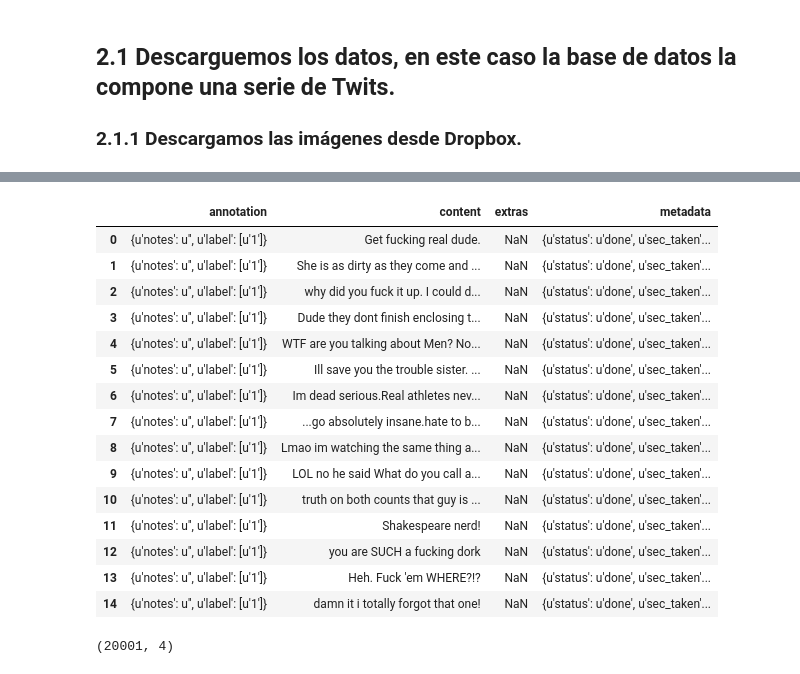
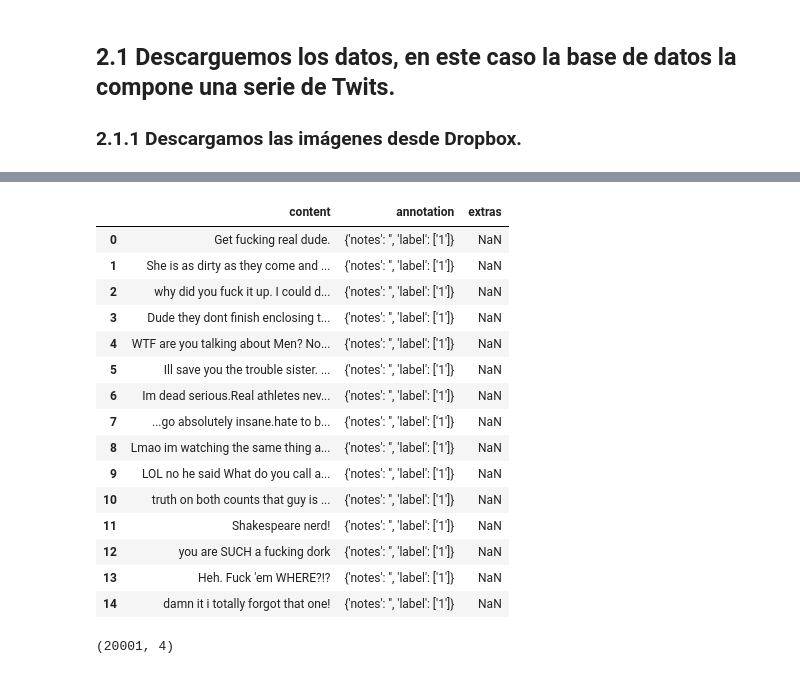
Before and after one commit to NarciH/reto-esumer, a Jupyter notebook: Solución/Solución reto Bootcamp.ipynb, the cells around one changed output, grey strips where cells are left out. Cells and saved outputs as stored; diff of their text form; code cells hidden in the pictures.

```diff
--- a/Solución/Solución reto Bootcamp.ipynb
+++ b/Solución/Solución reto Bootcamp.ipynb
@@ -144,23 +93,23 @@ os.listdir(os.getcwd())
 # %%
-data = pd.read_json('Dataset for Detection of Cyber-Trolls.json',lines = True)
+data = pd.read_json('../Datos/Dataset for Detection of Cyber-Trolls.json',lines = True)
 data.head(15)
 # %% [output]
-|  | annotation | content | extras | metadata |
-| 0 | {u'notes': u'', u'label': [u'1']} | Get fucking real dude. | NaN | {u'status': u'done', u'sec_taken'... |
-| 1 | {u'notes': u'', u'label': [u'1']} | She is as dirty as they come and ... | NaN | {u'status': u'done', u'sec_taken'... |
-| 2 | {u'notes': u'', u'label': [u'1']} | why did you fuck it up. I could d... | NaN | {u'status': u'done', u'sec_taken'... |
-| 3 | {u'notes': u'', u'label': [u'1']} | Dude they dont finish enclosing t... | NaN | {u'status': u'done', u'sec_taken'... |
-| 4 | {u'notes': u'', u'label': [u'1']} | WTF are you talking about Men? No... | NaN | {u'status': u'done', u'sec_taken'... |
-| 5 | {u'notes': u'', u'label': [u'1']} | Ill save you the trouble sister. ... | NaN | {u'status': u'done', u'sec_taken'... |
-| 6 | {u'notes': u'', u'label': [u'1']} | Im dead serious.Real athletes nev... | NaN | {u'status': u'done', u'sec_taken'... |
-| 7 | {u'notes': u'', u'label': [u'1']} | ...go absolutely insane.hate to b... | NaN | {u'status': u'done', u'sec_taken'... |
-| 8 | {u'notes': u'', u'label': [u'1']} | Lmao im watching the same thing a... | NaN | {u'status': u'done', u'sec_taken'... |
-| 9 | {u'notes': u'', u'label': [u'1']} | LOL no he said What do you call a... | NaN | {u'status': u'done', u'sec_taken'... |
-| 10 | {u'notes': u'', u'label': [u'1']} | truth on both counts that guy is ... | NaN | {u'status': u'done', u'sec_taken'... |
-| 11 | {u'notes': u'', u'label': [u'1']} | Shakespeare nerd! | NaN | {u'status': u'done', u'sec_taken'... |
-| 12 | {u'notes': u'', u'label': [u'1']} | you are SUCH a fucking dork | NaN | {u'status': u'done', u'sec_taken'... |
-| 13 | {u'notes': u'', u'label': [u'1']} | Heh. Fuck 'em WHERE?!? | NaN | {u'status': u'done', u'sec_taken'... |
-| 14 | {u'notes': u'', u'label': [u'1']} | damn it i totally forgot that one! | NaN | {u'status': u'done', u'sec_taken'... |
+|  | content | annotation | extras |
+| 0 | Get fucking real dude. | {'notes': '', 'label': ['1']} | NaN |
+| 1 | She is as dirty as they come and ... | {'notes': '', 'label': ['1']} | NaN |
+| 2 | why did you fuck it up. I could d... | {'notes': '', 'label': ['1']} | NaN |
+| 3 | Dude they dont finish enclosing t... | {'notes': '', 'label': ['1']} | NaN |
+| 4 | WTF are you talking about Men? No... | {'notes': '', 'label': ['1']} | NaN |
+| 5 | Ill save you the trouble sister. ... | {'notes': '', 'label': ['1']} | NaN |
+| 6 | Im dead serious.Real athletes nev... | {'notes': '', 'label': ['1']} | NaN |
+| 7 | ...go absolutely insane.hate to b... | {'notes': '', 'label': ['1']} | NaN |
+| 8 | Lmao im watching the same thing a... | {'notes': '', 'label': ['1']} | NaN |
+| 9 | LOL no he said What do you call a... | {'notes': '', 'label': ['1']} | NaN |
+| 10 | truth on both counts that guy is ... | {'notes': '', 'label': ['1']} | NaN |
+| 11 | Shakespeare nerd! | {'notes': '', 'label': ['1']} | NaN |
+| 12 | you are SUCH a fucking dork | {'notes': '', 'label': ['1']} | NaN |
+| 13 | Heh. Fuck 'em WHERE?!? | {'notes': '', 'label': ['1']} | NaN |
+| 14 | damn it i totally forgot that one! | {'notes': '', 'label': ['1']} | NaN |
 # %%
 data.shape
 # %% [output]
```
Also changed, not shown: parts of 6 cells of this notebook, 3 other files.
